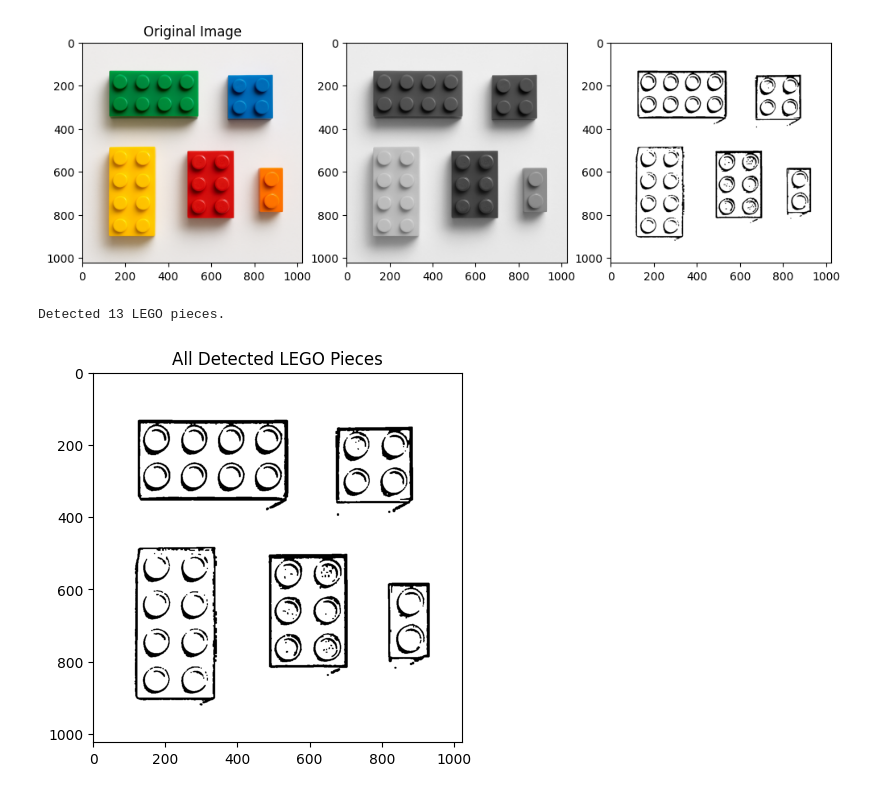
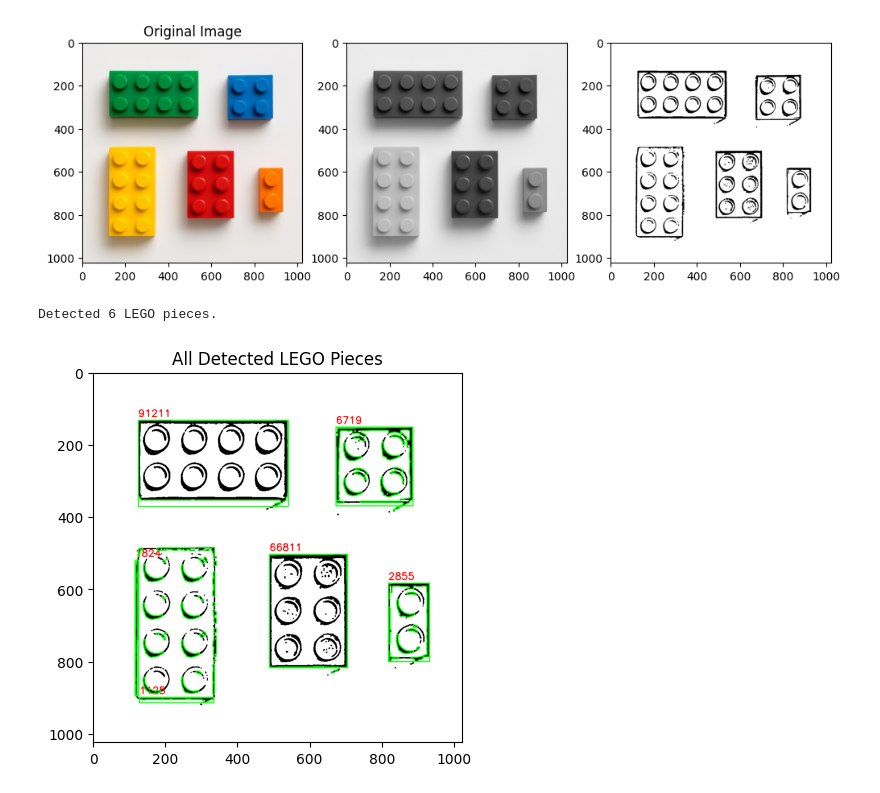
Before and after one commit to lanawalsh/Lego-Fishing, a Jupyter notebook: Lego_Fishing_Project.ipynb, the cells around one changed output. Cells and saved outputs as stored; diff of their text form; code cells hidden in the pictures.

```diff
--- a/Lego_Fishing_Project.ipynb
+++ b/Lego_Fishing_Project.ipynb
@@ -56,24 +56,34 @@ plt.show()
 # %%
 #Automatically detect lego pieces
 
 _, thresh = cv2.threshold(B_inverted, 100, 255, cv2.THRESH_BINARY_INV)
 
-contours, _ = cv2.findContours(thresh, cv2.RETR_EXTERNAL, cv2.CHAIN_APPROX_SIMPLE)
+k = np.ones((5,5), np.uint8)
+thresh = cv2.morphologyEx(thresh, cv2.MORPH_CLOSE, k)
+thresh = cv2.morphologyEx(thresh, cv2.MORPH_OPEN, k)
 
 contours, hierarchy = cv2.findContours(thresh, cv2.RETR_EXTERNAL, cv2.CHAIN_APPROX_SIMPLE)
-print(f"Detected {len(contours)} LEGO pieces.")
 
-# # bounding box for that piece
-# x, y, w, h = cv2.boundingRect(contour)
-# lego_piece = B_inverted[y:y+h, x:x+w]
+output = cv2.cvtColor(B_inverted, cv2.COLOR_GRAY2BGR)
 
-output = B_inverted.copy()
+filtered_contour = []
+for c in contours:
+    area = cv2.contourArea(c)
+    if area > 1000:
+        filtered_contour.append(c)
+        x, y, w, h = cv2.boundingRect(c)
+        cv2.rectangle(output, (x,y), (x+w, y+h), (0,255,0), 2)
+        cv2.putText(output, f"{int(area)}", (x, y - 10), cv2.FONT_HERSHEY_SIMPLEX, 0.9, (0, 0, 255), 2)
+
+print(f"Detected {len(filtered_contour)} LEGO pieces.")
+
 cv2.drawContours(output, contours, -1, (0,255,0), 2)
+
 plt.imshow(cv2.cvtColor(output, cv2.COLOR_BGR2RGB))
 plt.title("All Detected LEGO Pieces")
 plt.show()
 # %% [output]
-Detected 13 LEGO pieces.
+Detected 6 LEGO pieces.
-[figure, old version]
+[figure, new version]
 # %%
 #Finding circles in the lego shape
```
Also changed, not shown: parts of 1 cell of this notebook.
